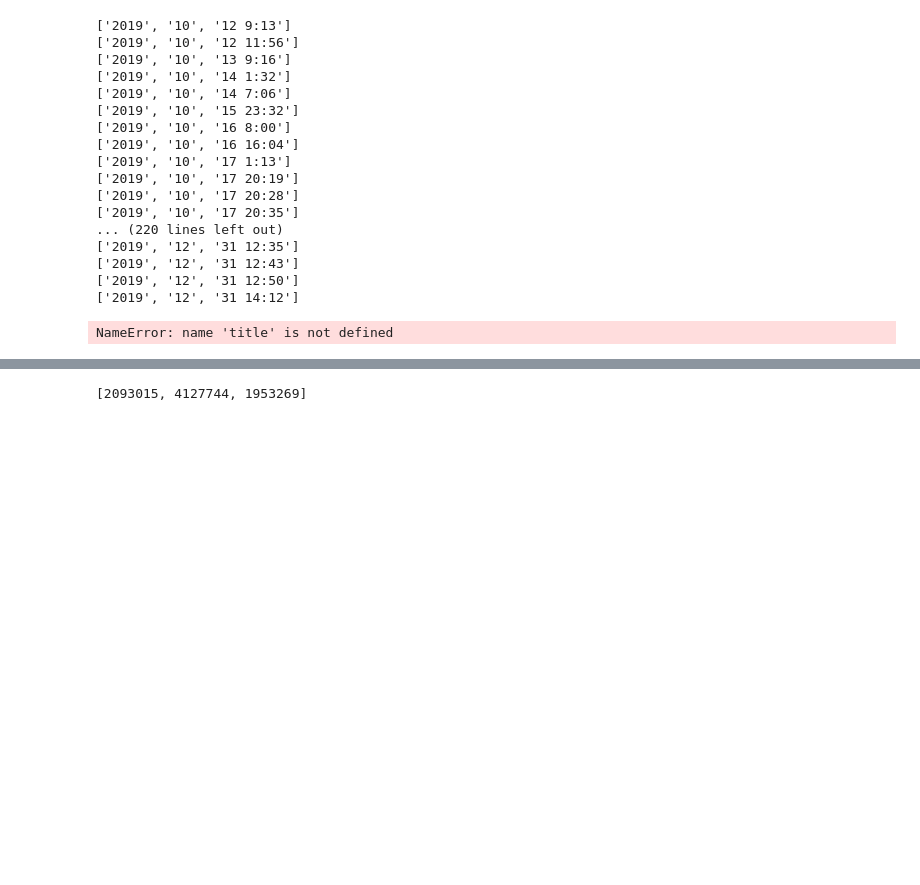
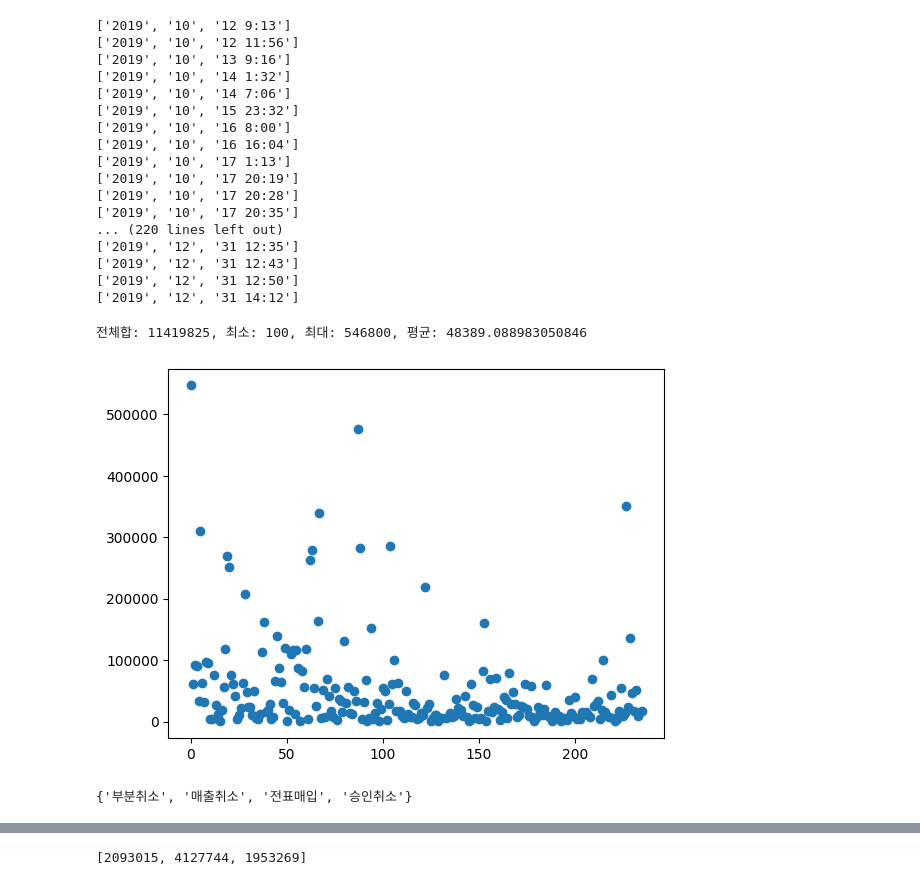
Before and after one commit to NoirCade/SeSAC, a Jupyter notebook: practice/day4/csv_list로 처리.ipynb, the cells around one changed output, grey strips where cells are left out. Saved outputs shown, nothing was run; the diff lists cells and outputs as text; code cells hidden in the pictures; blank space fills up the shorter version.

```diff
--- a/practice/day4/csv_list로 처리.ipynb
+++ b/practice/day4/csv_list로 처리.ipynb
@@ -4,7 +4,10 @@ path=r"C:\Users\bluecom015\Downloads\Lets-get-it-Python-Lecture-main\Lets-get-it
 
 f=open(path)
 data=csv.reader(f)
-title=list(data)[0]
-next(data)  # 맨 윗줄의 헤더를 제거하는 작업
+# next(data)  # 맨 윗줄의 헤더를 제거하는 작업
 data=list(data)
+title=data[0]
+data=data[1:]
+print(title)
+print(data)
 # %% [output]
@@ -53,8 +57,20 @@ spend=[]
 
 # for row in data:
 #     spend.append(int(row[6]))
-idx=title.index['이용금액']
+idx=title.index('이용금액')
 spend= [int(row[idx]) for row in data]
-print(spend)
+print("전체합: {}, 최소: {}, 최대: {}, 평균: {}".format(sum(spend), min(spend), max(spend), sum(spend)/len(spend)))
 # %% [output]
-NameError: name 'title' is not defined
+전체합: 11419825, 최소: 100, 최대: 546800, 평균: 48389.088983050846
+# %%
+import matplotlib.pyplot as plt
+plt.plot(spend, 'o')
+plt.show()
+# %% [output]
+[figure, added]
+# %%
+chk=[row[-1] for row in data]
+chkList=set(chk)    #set은 중복을 제거해주나, 인덱싱 불가
+print(chkList)
+# %% [output]
+{'부분취소', '매출취소', '전표매입', '승인취소'}
```
Also changed, not shown: parts of 2 cells of this notebook.
